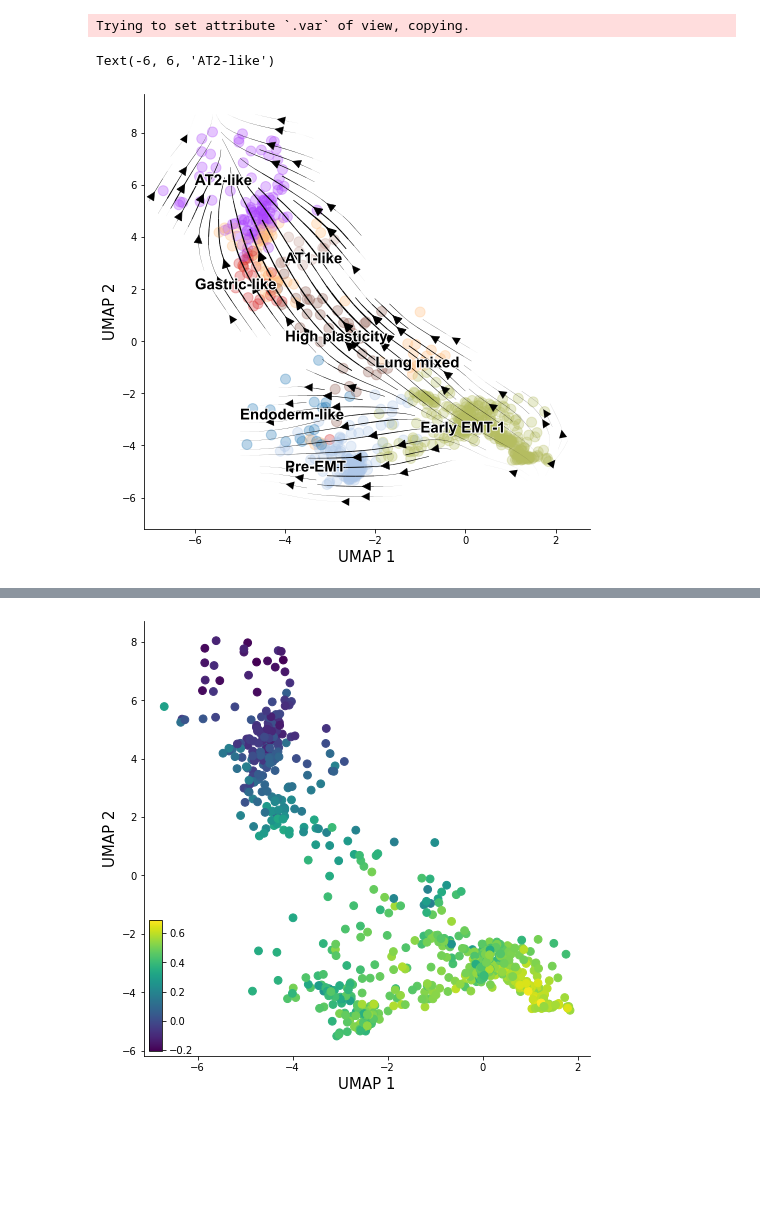
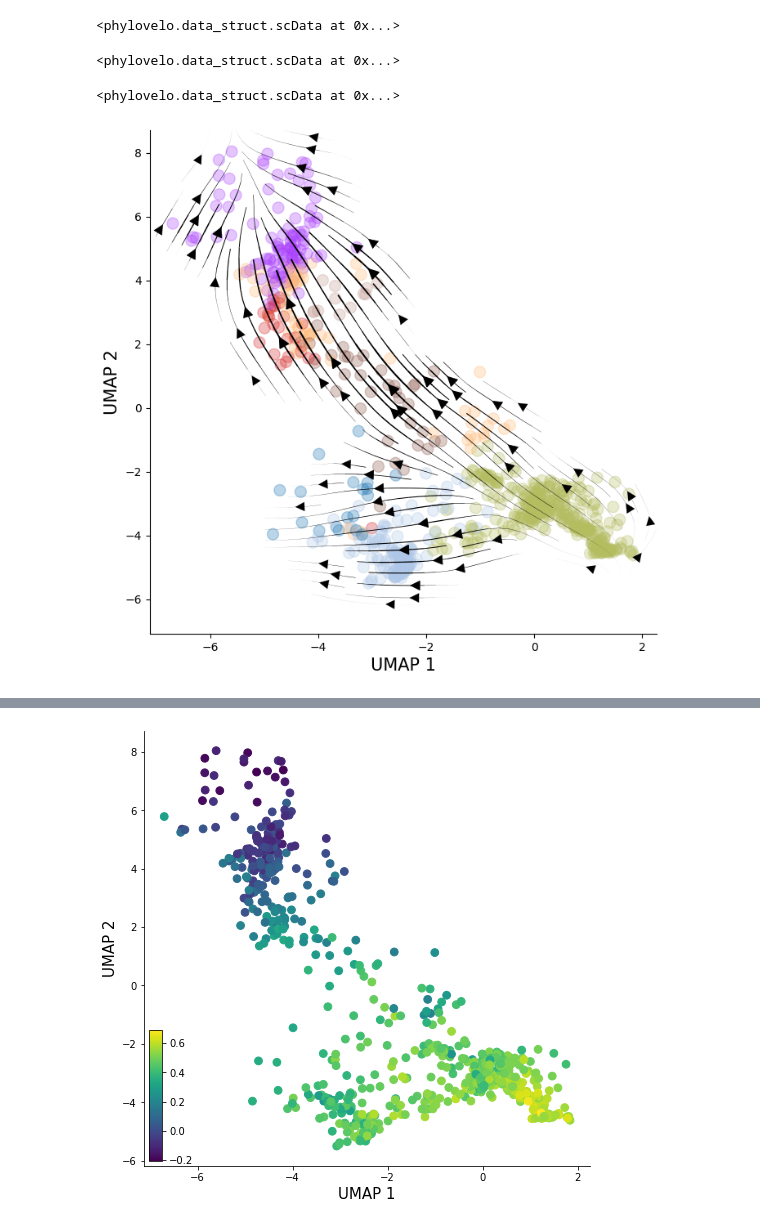
Before and after one commit to kunwang34/PhyloVelo, a Jupyter notebook: notebooks/KPTracer-3726-t1.ipynb, the cells around one changed output, grey strips where cells are left out. Drawn from its saved outputs; the diff is of its cells as text; code cells hidden in the pictures; blank space fills up the shorter version.

```diff
--- a/notebooks/KPTracer-3726-t1.ipynb
+++ b/notebooks/KPTracer-3726-t1.ipynb
@@ -28,7 +25,7 @@ adata.obs.loc[kii, 'FitnessSignature'] = sigscores.loc[kii, 'FitnessSignature_NT
 # %%
 xdr = pd.DataFrame(data=adata.obsm['X_umap'], index=adata.obs.index)
 c = adata.obs['leiden_sub'].astype(int)
-tree = Phylo.read('/home/wangkun/datas/KPTracer-Data/trees/3726_NT_T1_tree.nwk', format='newick')
+tree = Phylo.read(data_path+'trees/3726_NT_T1_tree.nwk', format='newick')
 # %%
 sel_cells = np.array([i.name for i in tree.get_terminals()])
 sel_cells = sel_cells[np.isin(sel_cells, xdr.index)]
@@ -47,55 +44,60 @@ ax.scatter(sel_xdr.iloc[:,0], sel_xdr.iloc[:,1], c=c[sel_cells].apply(lambda x:
 # %%
 sel_data = adata[sel_cells]
 sc.pp.filter_genes(sel_data, min_counts=10)
-sd = pv.data_struct.scData(x_normed=sel_data.to_df(), phylo_tree=tree)
+sd = pv.scData(x_normed=sel_data.to_df(), phylo_tree=tree)
-# %% [output]
-Trying to set attribute `.var` of view, copying.
 # %%
 depths = [len(tree.get_path(sd.phylo_tree.find_any(name=i))) for i in sd.x_normed.index]
 # %%
 sd.Xdr = xdr.loc[sd.x_normed.index]
 # %%
-sd = pv.inference.velocity_inference(sd, depths, cutoff=0.97, target='x_normed')
+pv.velocity_inference(sd, depths, cutoff=0.97, target='x_normed')
+# %% [output]
+<phylovelo.data_struct.scData at 0x...>
 # %%
-sd = pv.embedding.velocity_embedding(sd, target='x_normed')
+pv.velocity_embedding(sd, target='x_normed')
+# %% [output]
+<phylovelo.data_struct.scData at 0x...>
+# %%
+pv.calc_phylo_pseudotime(sd, n_neighbors=100, r_sample=0.8)
+# %% [output]
+<phylovelo.data_struct.scData at 0x...>
 # %%
 fig, ax = plt.subplots()
 ax.scatter(sel_xdr.iloc[:,0], sel_xdr.iloc[:,1],
            c=c[sel_cells].apply(lambda x: adata.uns['leiden_sub_colors'][x]),
            s=100, alpha=0.3)
-ax = pv.ana_utils.velocity_plot(sd.Xdr.to_numpy(), sd.velocity_embeded, ax, 'stream', radius=0.8, lw_coef=1500, arrowsize=2)
+ax = pv.velocity_plot(sd.Xdr.to_numpy(), sd.velocity_embeded, ax, 'stream', radius=0.8, lw_coef=1500, arrowsize=2)
 ax.figure.set_size_inches(8,8)
 ax.set_xlabel('UMAP 1', fontsize=15)
 ax.set_ylabel('UMAP 2', fontsize=15)
 # cbaxes = inset_axes(ax, width="3%", height="30%", loc='lower right')
 # plt.colorbar(scatter, cax=cbaxes, orientation='vertical')
 ax.spines['right'].set_visible(False)
 ax.spines['top'].set_visible(False)
-ax.text(-1, -3.5, 'Early EMT-1', fontsize=15,c='black',
-       fontproperties=font_manager.FontProperties(fname='/home/wangkun/arial/ARIALBD.TTF'),
-        path_effects=[pe.withStroke(linewidth=2, foreground="white")])
-ax.text(-4, -5, 'Pre-EMT', fontsize=15,c='black',
-       fontproperties=font_manager.FontProperties(fname='/home/wangkun/arial/ARIALBD.TTF'),
-        path_effects=[pe.withStroke(linewidth=2, foreground="white")])
-ax.text(-5, -3, 'Endoderm-like', fontsize=15,c='black',
-       fontproperties=font_manager.FontProperties(fname='/home/wangkun/arial/ARIALBD.TTF'),
-        path_effects=[pe.withStroke(linewidth=2, foreground="white")])
-ax.text(-4, 0, 'High plasticity', fontsize=15,c='black',
-       fontproperties=font_manager.FontProperties(fname='/home/wangkun/arial/ARIALBD.TTF'),
-        path_effects=[pe.withStroke(linewidth=2, foreground="white")])
-ax.text(-2, -1, 'Lung mixed', fontsize=15,c='black',
-       fontproperties=font_manager.FontProperties(fname='/home/wangkun/arial/ARIALBD.TTF'),
-        path_effects=[pe.withStroke(linewidth=2, foreground="white")])
-ax.text(-6, 2, 'Gastric-like', fontsize=15,c='black',
-       fontproperties=font_manager.FontProperties(fname='/home/wangkun/arial/ARIALBD.TTF'),
-        path_effects=[pe.withStroke(linewidth=2, foreground="white")])
-ax.text(-4, 3, 'AT1-like', fontsize=15,c='black',
-       fontproperties=font_manager.FontProperties(fname='/home/wangkun/arial/ARIALBD.TTF'),
-        path_effects=[pe.withStroke(linewidth=2, foreground="white")])
-ax.text(-6, 6, 'AT2-like', fontsize=15,c='black',
-       fontproperties=font_manager.FontProperties(fname='/home/wangkun/arial/ARIALBD.TTF'),
-        path_effects=[pe.withStroke(linewidth=2, foreground="white")])
+# ax.text(-1, -3.5, 'Early EMT-1', fontsize=15,c='black',
+#        fontproperties=font_manager.FontProperties(fname='/home/wangkun/arial/ARIALBD.TTF'),
+#         path_effects=[pe.withStroke(linewidth=2, foreground="white")])
+# ax.text(-4, -5, 'Pre-EMT', fontsize=15,c='black',
+#        fontproperties=font_manager.FontProperties(fname='/home/wangkun/arial/ARIALBD.TTF'),
+#         path_effects=[pe.withStroke(linewidth=2, foreground="white")])
+# ax.text(-5, -3, 'Endoderm-like', fontsize=15,c='black',
+#        fontproperties=font_manager.FontProperties(fname='/home/wangkun/arial/ARIALBD.TTF'),
+#         path_effects=[pe.withStroke(linewidth=2, foreground="white")])
+# ax.text(-4, 0, 'High plasticity', fontsize=15,c='black',
+#        fontproperties=font_manager.FontProperties(fname='/home/wangkun/arial/ARIALBD.TTF'),
+#         path_effects=[pe.withStroke(linewidth=2, foreground="white")])
+# ax.text(-2, -1, 'Lung mixed', fontsize=15,c='black',
+#        fontproperties=font_manager.FontProperties(fname='/home/wangkun/arial/ARIALBD.TTF'),
+#         path_effects=[pe.withStroke(linewidth=2, foreground="white")])
+# ax.text(-6, 2, 'Gastric-like', fontsize=15,c='black',
+#        fontproperties=font_manager.FontProperties(fname='/home/wangkun/arial/ARIALBD.TTF'),
+#         path_effects=[pe.withStroke(linewidth=2, foreground="white")])
+# ax.text(-4, 3, 'AT1-like', fontsize=15,c='black',
+#        fontproperties=font_manager.FontProperties(fname='/home/wangkun/arial/ARIALBD.TTF'),
+#         path_effects=[pe.withStroke(linewidth=2, foreground="white")])
+# ax.text(-6, 6, 'AT2-like', fontsize=15,c='black',
+#        fontproperties=font_manager.FontProperties(fname='/home/wangkun/arial/ARIALBD.TTF'),
+#         path_effects=[pe.withStroke(linewidth=2, foreground="white")])
 # plt.savefig('./figures/KPTracer/stream1.pdf', dpi='figure', format='pdf')
 # %% [output]
-Text(-6, 6, 'AT2-like')
-[figure, old version]
+[figure, new version]
```
Also changed, not shown: parts of 21 cells of this notebook, 21 other files.
